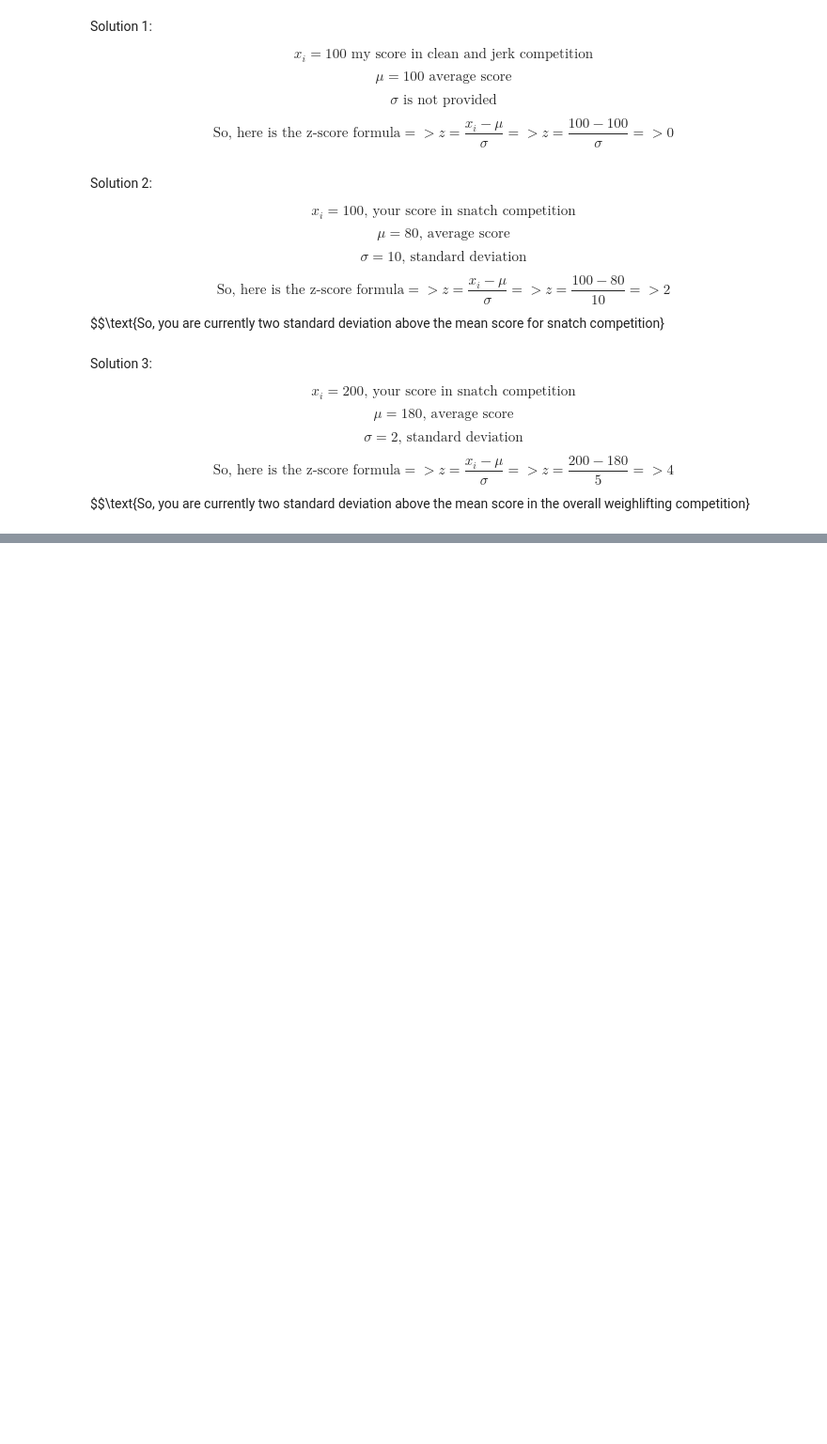
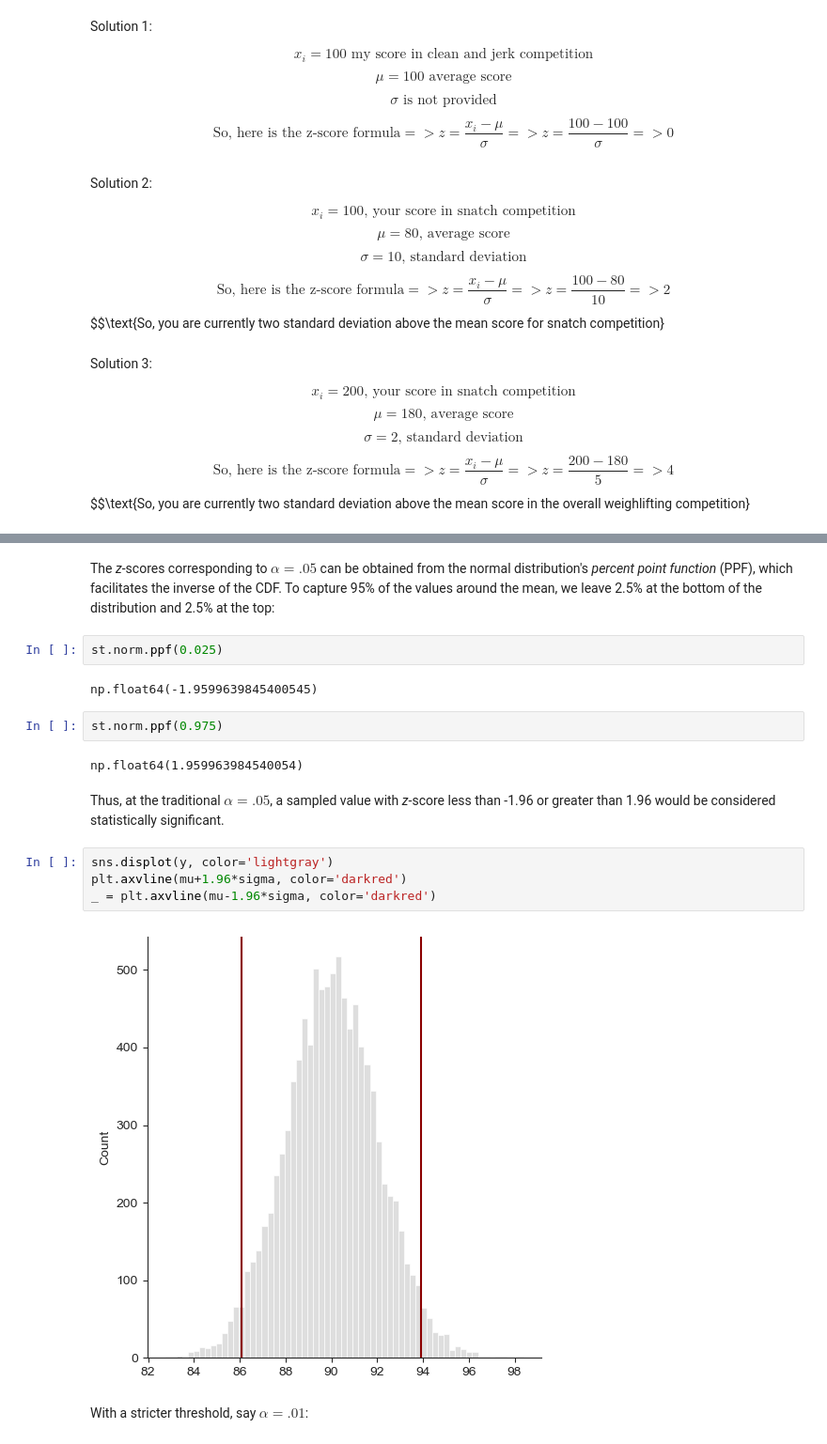
Before and after one commit to sjagadee/math_for_ai_ml, a Jupyter notebook: 6-statistics/1-frequentist-stat.ipynb, the cells around one changed output, grey strips where cells are left out. Shown at 94% size. Saved outputs shown, nothing was run; the diff lists cells and outputs as text; blank space fills up the shorter version.

```diff
--- a/6-statistics/1-frequentist-stat.ipynb
+++ b/6-statistics/1-frequentist-stat.ipynb
@@ -370,0 +435,20 @@ $$\text{So, you are currently two standard deviation above the mean score in the
+# %% [markdown]
+The *z*-scores corresponding to $\alpha = .05$ can be obtained from the normal distribution's *percent point function* (PPF), which facilitates the inverse of the CDF. To capture 95% of the values around the mean, we leave 2.5% at the bottom of the distribution and 2.5% at the top:
+# %%
+st.norm.ppf(0.025)
+# %% [output]
+np.float64(-1.9599639845400545)
+# %%
+st.norm.ppf(0.975)
+# %% [output]
+np.float64(1.959963984540054)
+# %% [markdown]
+Thus, at the traditional $\alpha = .05$, a sampled value with *z*-score less than -1.96 or greater than 1.96 would be considered statistically significant.
+# %%
+sns.displot(y, color='lightgray')
+plt.axvline(mu+1.96*sigma, color='darkred')
+_ = plt.axvline(mu-1.96*sigma, color='darkred')
+# %% [output]
+[figure, added]
+# %% [markdown]
+With a stricter threshold, say $\alpha = .01$:
```
Also changed, not shown: parts of 29 cells of this notebook, 1 other file.
